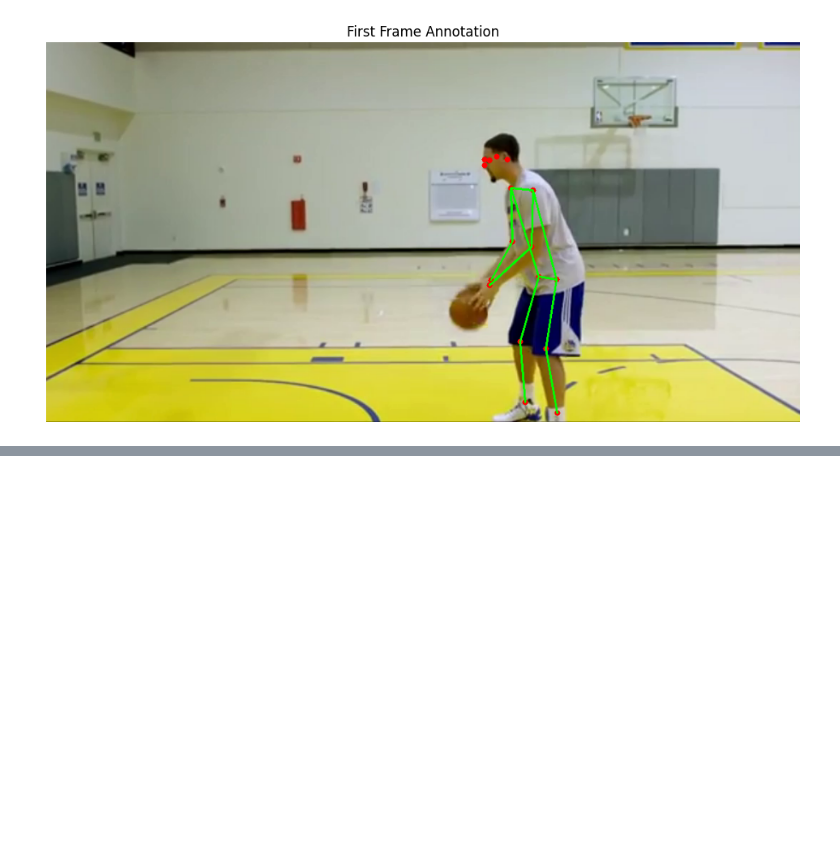
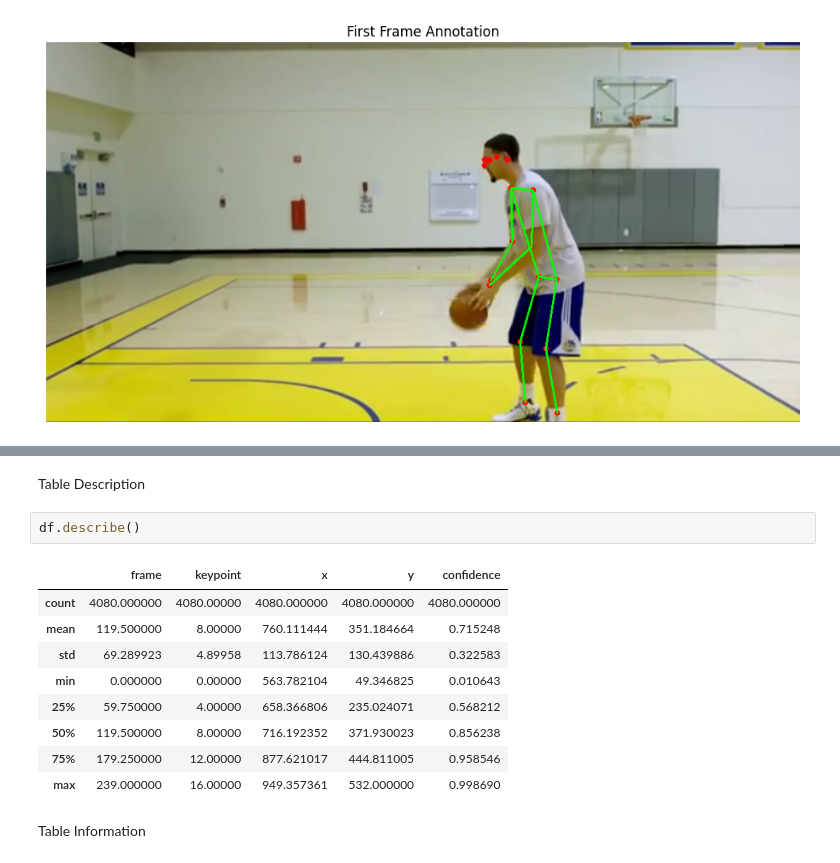
Before and after one commit to bpbrianpark/basketball-optimizer, a Jupyter notebook: notebooks/pose_pipeline.ipynb, the cells around one changed output, grey strips where cells are left out. Drawn from its saved outputs; the diff is of its cells as text; blank space fills up the shorter version.

Commit message:
df information

```diff
--- a/notebooks/pose_pipeline.ipynb
+++ b/notebooks/pose_pipeline.ipynb
@@ -281,0 +295,16 @@ display_first_frame(video_path, df)
+# %% [markdown]
+Table Description
+# %%
+df.describe()
+# %% [output]
+|  | frame | keypoint | x | y | confidence |
+| count | 4080.000000 | 4080.00000 | 4080.000000 | 4080.000000 | 4080.000000 |
+| mean | 119.500000 | 8.00000 | 760.111444 | 351.184664 | 0.715248 |
+| std | 69.289923 | 4.89958 | 113.786124 | 130.439886 | 0.322583 |
+| min | 0.000000 | 0.00000 | 563.782104 | 49.346825 | 0.010643 |
+| 25% | 59.750000 | 4.00000 | 658.366806 | 235.024071 | 0.568212 |
+| 50% | 119.500000 | 8.00000 | 716.192352 | 371.930023 | 0.856238 |
+| 75% | 179.250000 | 12.00000 | 877.621017 | 444.811005 | 0.958546 |
+| max | 239.000000 | 16.00000 | 949.357361 | 532.000000 | 0.998690 |
+# %% [markdown]
+Table Information
```
Also changed, not shown: parts of 7 cells of this notebook.
